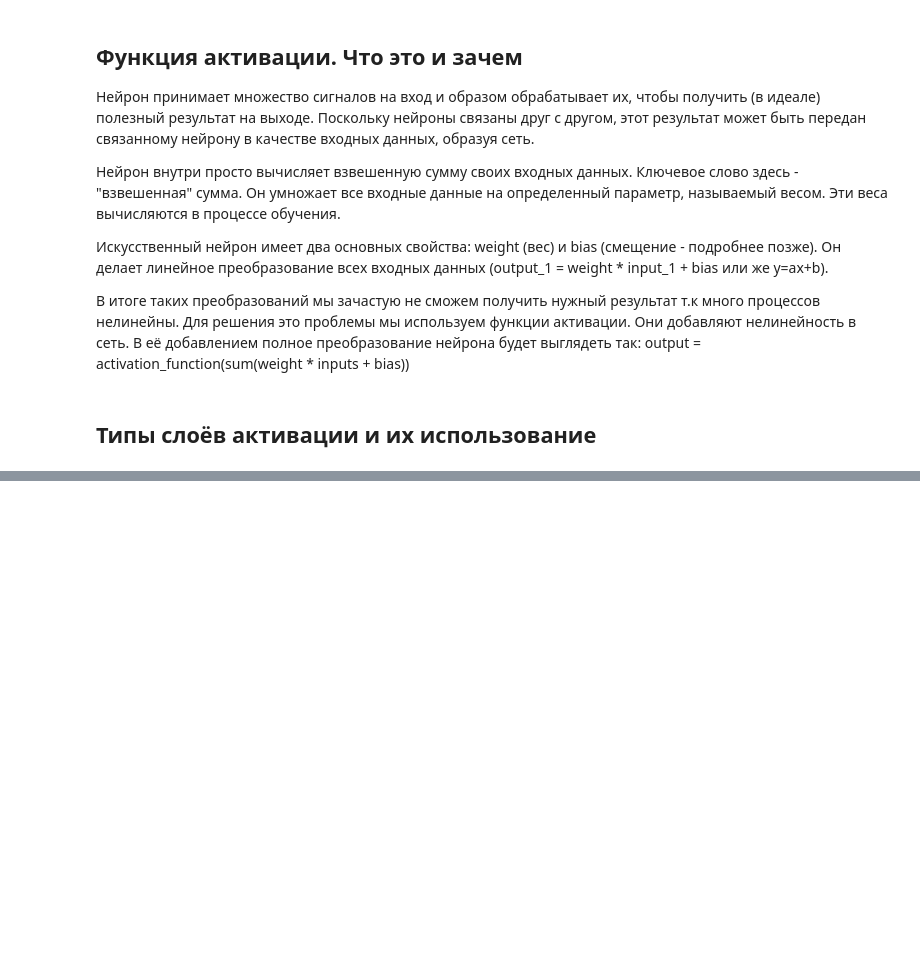
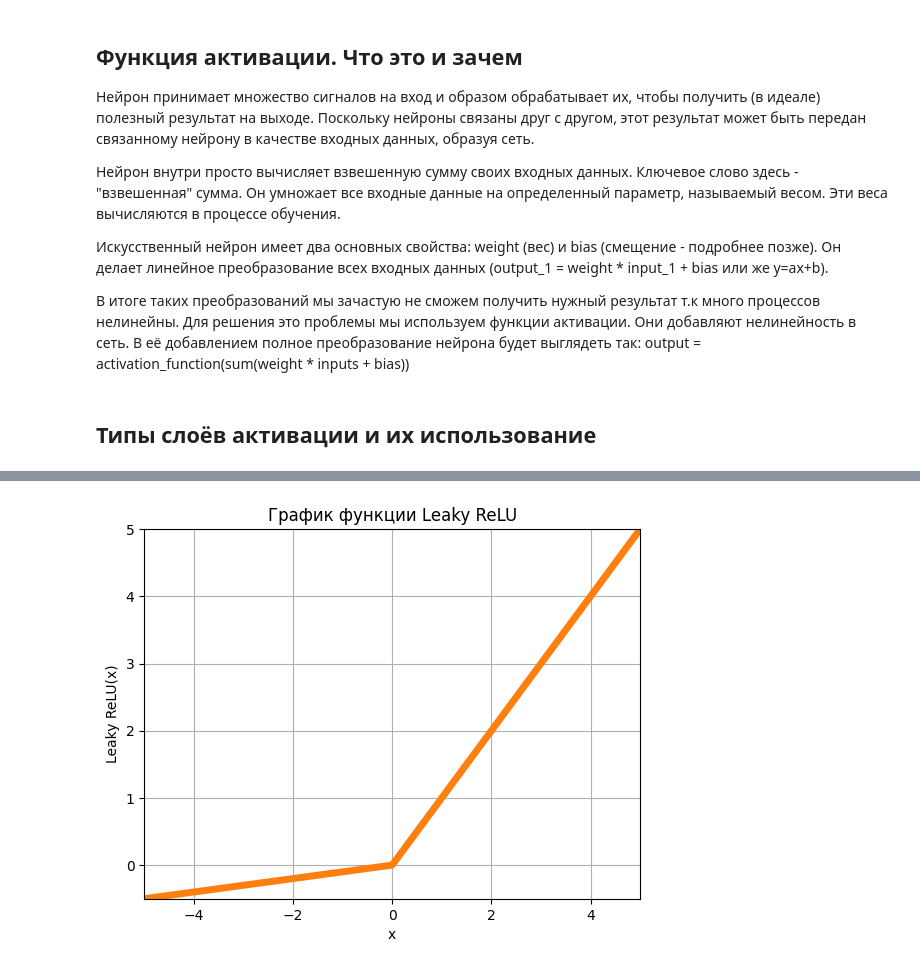
Before and after one commit to ilay-group/Digit_Recognizer-Kaggle-, a Jupyter notebook: Функции активации.ipynb, the cells around one changed output, grey strips where cells are left out. Saved outputs shown, nothing was run; the diff lists cells and outputs as text; code cells hidden in the pictures; blank space fills up the shorter version.

```diff
--- a/Функции активации.ipynb
+++ b/Функции активации.ipynb
@@ -23,0 +116,30 @@ output = activation_function(sum(weight * inputs + bias))
+# %%
+###############График Leaky ReLU, k=0.1
+import numpy as np
+import matplotlib.pyplot as plt
+
+# Задаем параметры функции Leaky ReLU
+x = np.linspace(-10, 10, 1000)
+k = 0.1
+y = np.where(x > 0, x, k*x)
+
+# Строим график
+plt.plot(x, y)
+
+# Настраиваем оси координат и заголовок
+plt.xlabel('x')
+plt.ylabel('Leaky ReLU(x)')
+plt.title('График функции Leaky ReLU')
+
+# Настраиваем значения осей координат
+plt.xlim(-5, 5)
+plt.ylim(-0.5, 5)
+
+# Строим график, настраиваем ширину линии и добавляем сетку
+plt.plot(x, y, linewidth=5)
+plt.grid(True)
+
+# Отображаем график
+plt.show()
+# %% [output]
+[figure, added]
```
Also changed, not shown: parts of 19 cells of this notebook, 1 other file.
